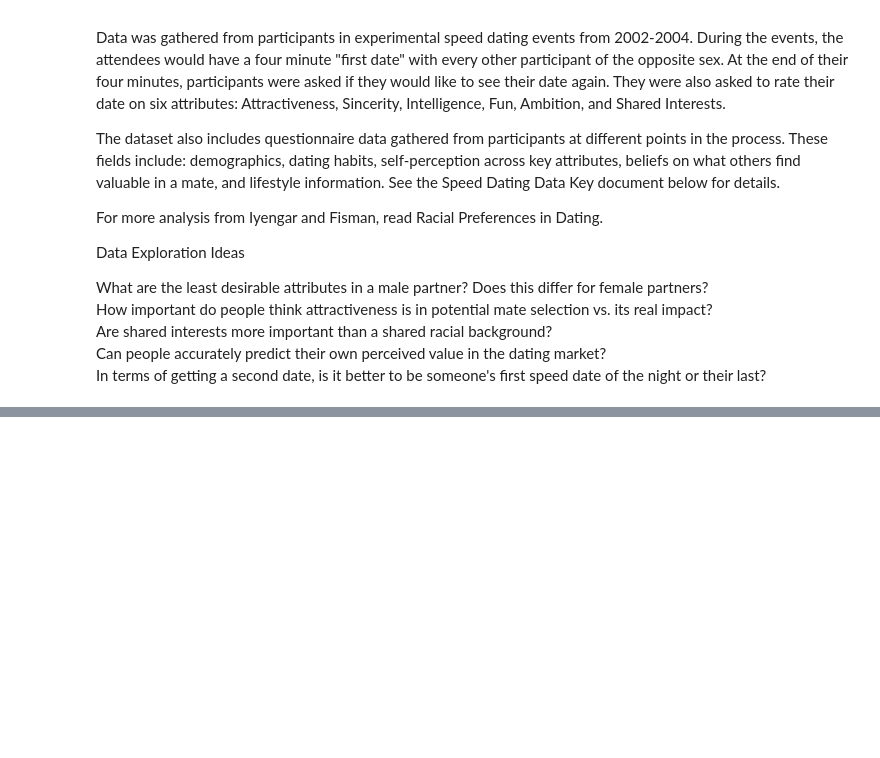
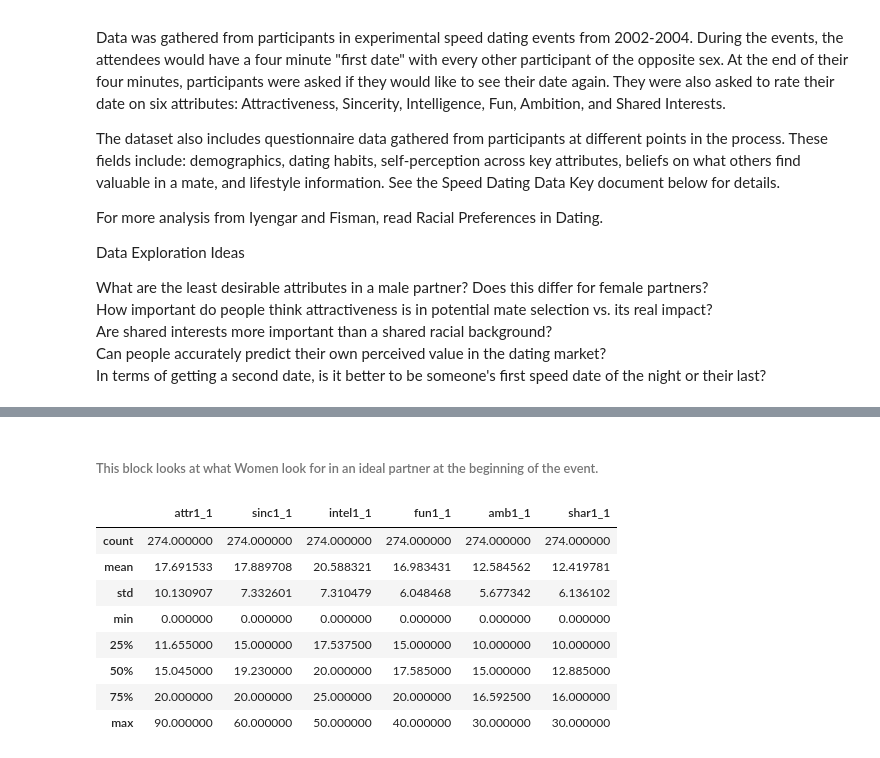
Before and after one commit to fiatveritas/Portfolio, a Jupyter notebook: Udacity_Project_5_Capstone/Love_At_First_Sight.ipynb, the cells around one changed output, grey strips where cells are left out. Saved outputs shown, nothing was run; the diff lists cells and outputs as text; code cells hidden in the pictures; blank space fills up the shorter version.

```diff
--- a/Udacity_Project_5_Capstone/Love_At_First_Sight.ipynb
+++ b/Udacity_Project_5_Capstone/Love_At_First_Sight.ipynb
@@ -18,0 +73,18 @@ In terms of getting a second date, is it better to be someone's first speed date
+# %% [markdown]
+<h6>This block looks at what Women look for in an ideal partner at the beginning of the event.</h6>
+# %%
+#women_at_start = waves_men_women[waves_men_women['gender'] == 0]
+women_at_start = waves_men_women.copy()
+women_at_start = women_at_start[women_at_start['gender'] == 0]
+women_at_start.drop(['iid', 'wave', 'gender'], axis = 1, inplace = True)
+women_at_start.describe()
+# %% [output]
+|  | attr1_1 | sinc1_1 | intel1_1 | fun1_1 | amb1_1 | shar1_1 |
+| count | 274.000000 | 274.000000 | 274.000000 | 274.000000 | 274.000000 | 274.000000 |
+| mean | 17.691533 | 17.889708 | 20.588321 | 16.983431 | 12.584562 | 12.419781 |
+| std | 10.130907 | 7.332601 | 7.310479 | 6.048468 | 5.677342 | 6.136102 |
+| min | 0.000000 | 0.000000 | 0.000000 | 0.000000 | 0.000000 | 0.000000 |
+| 25% | 11.655000 | 15.000000 | 17.537500 | 15.000000 | 10.000000 | 10.000000 |
+| 50% | 15.045000 | 19.230000 | 20.000000 | 17.585000 | 15.000000 | 12.885000 |
+| 75% | 20.000000 | 20.000000 | 25.000000 | 20.000000 | 16.592500 | 16.000000 |
+| max | 90.000000 | 60.000000 | 50.000000 | 40.000000 | 30.000000 | 30.000000 |
```
Also changed, not shown: parts of 59 cells of this notebook, 1 other file.
